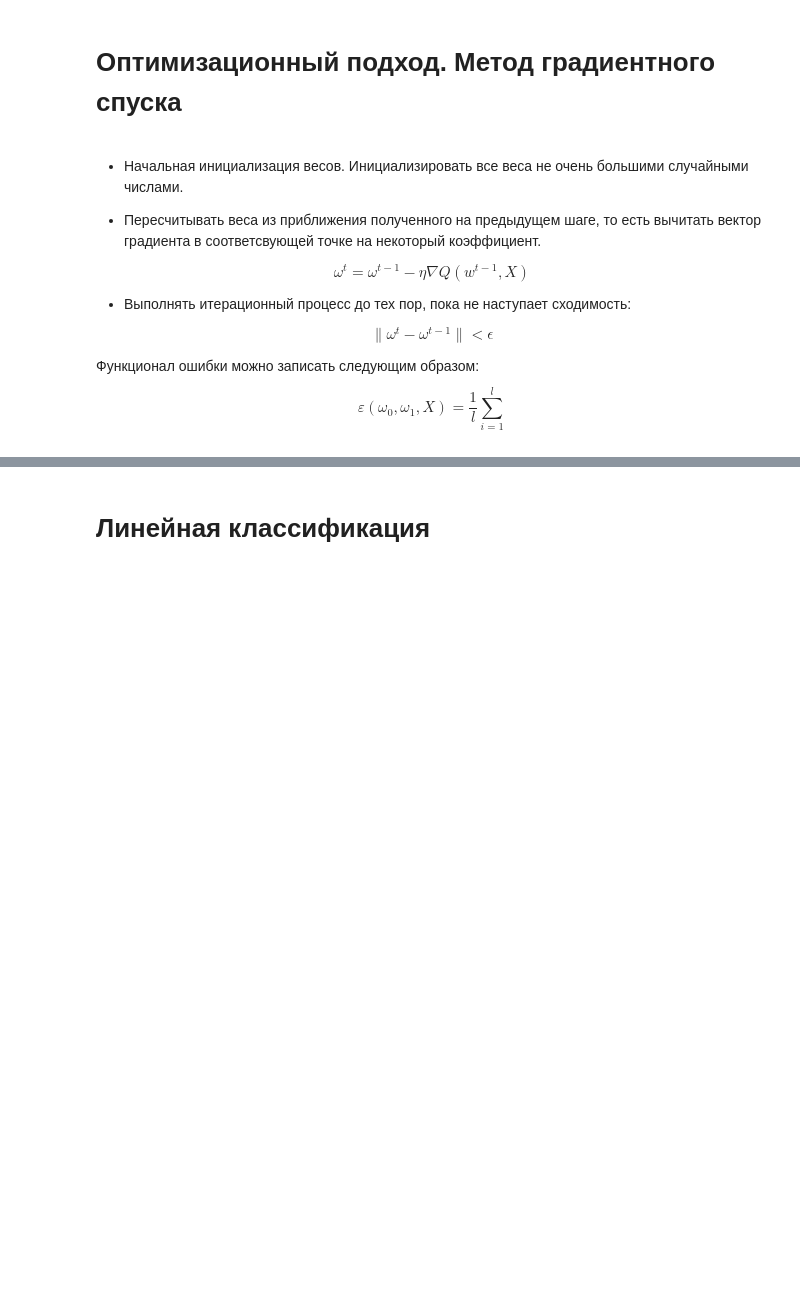
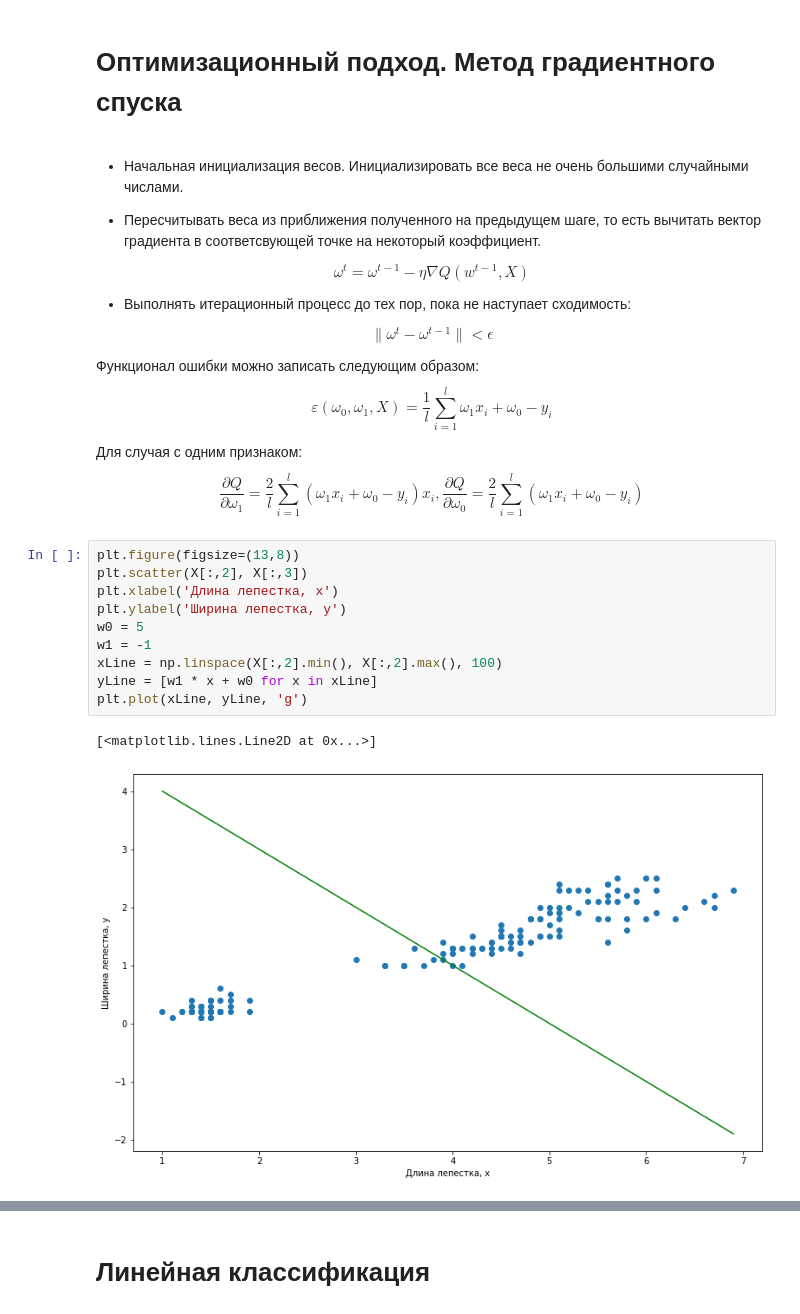
Before and after one commit to zvvzuzin/ml_course, a Jupyter notebook: lectures/2_regression/lect_regression.ipynb, the cells around one changed output, grey strips where cells are left out. Drawn from its saved outputs; the diff is of its cells as text; blank space fills up the shorter version.

```diff
--- a/lectures/2_regression/lect_regression.ipynb
+++ b/lectures/2_regression/lect_regression.ipynb
@@ -185,4 +185,20 @@ $$\| \omega^t - \omega^{t-1} \| < \epsilon$$
 
 
 Функционал ошибки можно записать следующим образом:
-$$\varepsilon(\omega_0, \omega_1, X) = \frac{1}{l} \sum_{i=1}^{l} $$
+$$\varepsilon(\omega_0, \omega_1, X) = \frac{1}{l} \sum_{i=1}^{l} \omega_1 x_i + \omega_0 - y_i $$
+
+Для случая с одним признаком:
+$$\frac{\partial Q}{\partial \omega_1} = \frac{2}{l} \sum_{i=1}^{l} (\omega_1 x_i + \omega_0 - y_i) x_i, \frac{\partial Q}{\partial \omega_0} = \frac{2}{l} \sum_{i=1}^{l} (\omega_1 x_i + \omega_0 - y_i) $$
+# %%
+plt.figure(figsize=(13,8))
+plt.scatter(X[:,2], X[:,3])
+plt.xlabel('Длина лепестка, x')
+plt.ylabel('Ширина лепестка, y')
+w0 = 5
+w1 = -1
+xLine = np.linspace(X[:,2].min(), X[:,2].max(), 100)
+yLine = [w1 * x + w0 for x in xLine]
+plt.plot(xLine, yLine, 'g')
+# %% [output]
+[<matplotlib.lines.Line2D at 0x...>]
+[figure, added]
```
Also changed, not shown: parts of 3 cells of this notebook.
